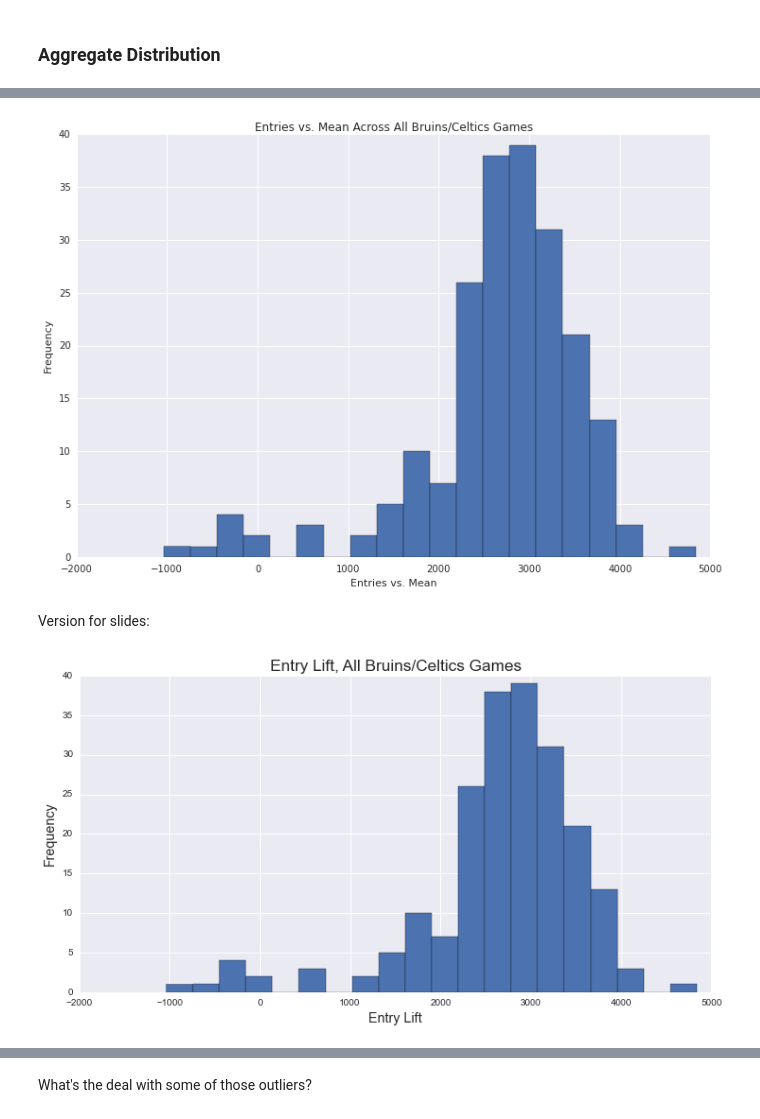
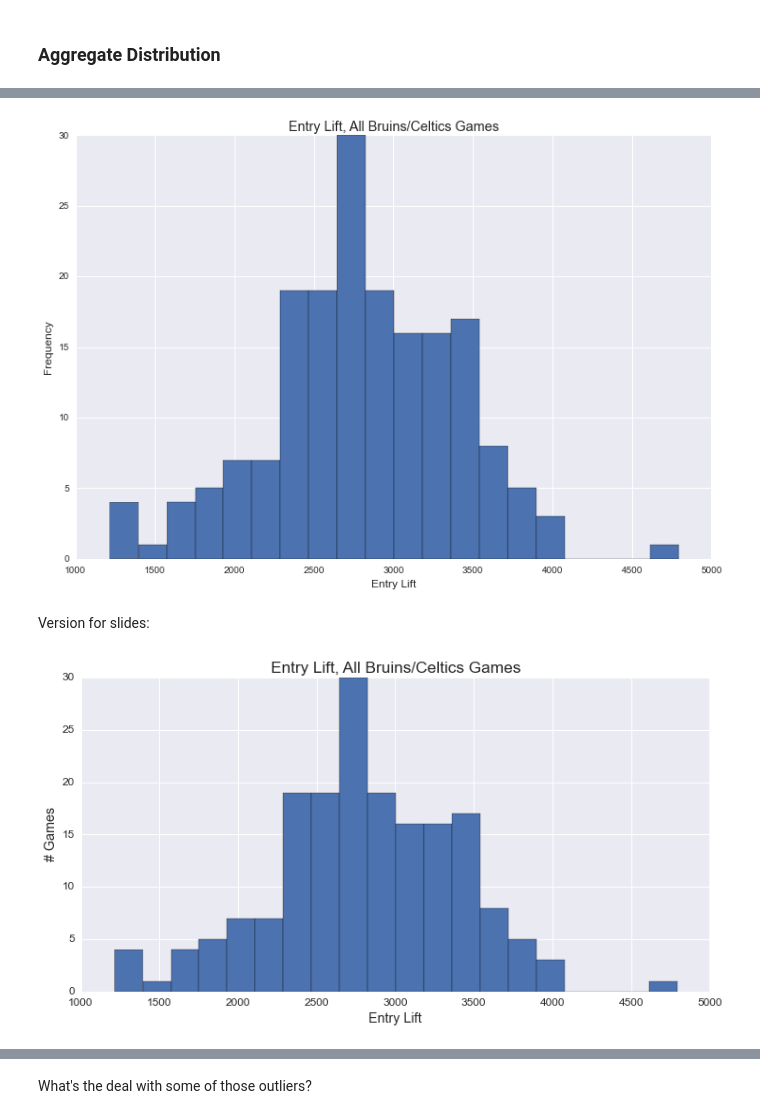
Before and after one commit to azampagl/harvard-capstone, a Jupyter notebook: src/sports/bruins_celtics.ipynb, the cells around one changed output, grey strips where cells are left out. Drawn from its saved outputs; the diff is of its cells as text; code cells hidden in the pictures.

Commit message:
Seasonal adjustments to Bruins/Celtics postgame traffic

```diff
--- a/src/sports/bruins_celtics.ipynb
+++ b/src/sports/bruins_celtics.ipynb
@@ -134,15 +155,18 @@ games = bruins.append(celtics)
 teams = set(games.team)
 # %%
 # Perform merge.
-td_games = td_gatecount.merge(games, left_on='service_day', right_on='game_date', how='left')
+bc_games = bc_gatecount.merge(games, left_on='service_day', right_on='game_date', how='left')
 
 # Flag days with games.
-td_games['game_played'] = td_games.team.isnull() == False
+bc_games['game_played'] = bc_games.team.isnull() == False
 
 # Calculate delta from game start to entries record time.
-td_games['time_since_game_start'] = td_games.service_datetime - td_games.game_datetime
+bc_games['time_since_game_start'] = bc_games.service_datetime - bc_games.game_datetime
 # %%
 td_games[td_games.game_played].head()
+# %%
+# Store TD games as well.
+td_games = bc_games[bc_games.name.isin(td_stations)]
 # %% [markdown]
 ## Game Exploration
 # %%
@@ -249,8 +273,21 @@ Overall, things look *pretty* consistent. For modeling, we'll have to find a way
 Let's look for entry changes during and after games conditional on day of week and time of day. E.g., how do entries during a Celtics game at 1pm on Thursday relate to non-game days. We'll examine games in the aggregate for both sports first.
 # %%
 # Get hourly entries for all days and times of day on gameless days. Use name to indicate stations.
-gameless_entries_dow = td_games[td_games.game_played == False]
-gameless_entries_dow = gameless_entries_dow.groupby(['name','day_of_week','service_time']).agg({'entries': np.mean}).reset_index()
-gameless_entries_dow.rename(columns={'entries':'mean_entries'}, inplace=True)
+gatecount_bc_gameless = bc_games[bc_games.game_played == False]
+
+# Aggregate.
+gameless_entries_dow = gatecount_bc_gameless.groupby(['name','line_1','line_2','day_of_week','service_time']).agg({'entries': np.mean}).reset_index()
+gameless_entries_dow.rename(columns={'entries':'mean_entries_all'}, inplace=True)
+
+# Also get statistics specific to gameless days during the season.
+record_months = pd.DatetimeIndex(gatecount_bc_gameless.service_day).month
+gameless_entries_dow_season = gatecount_bc_gameless.ix[(record_months >= season_start_month) | (record_months <= season_end_month),:]
+
+# Aggregate those as well.
+gameless_entries_dow_season = gameless_entries_dow_season.groupby(['name','line_1','line_2','day_of_week','service_time']).agg({'entries': np.mean}).reset_index()
+gameless_entries_dow_season.rename(columns={'entries':'mean_entries_season'}, inplace=True)
+
+# Merge both into gameless_entries_dow.
+gameless_entries_dow = gameless_entries_dow.merge(gameless_entries_dow_season, on=['name','line_1','line_2','day_of_week','service_time'], how='left')
 # %%
 # Only consider entries at the time of or soon after the game.
@@ -358,38 +423,40 @@ gametime_condition = (td_games.time_since_game_start >= np.timedelta64(-30,'m'))
 all_games_entries = td_games[td_games.game_played & gametime_condition]
 
 # Get differences from means.
-entry_differences_fields = ['team','game_date','entries','mean_entries']
+entry_differences_fields = ['team','game_date','entries','mean_entries_all','mean_entries_season']
 entry_differences_per_game = all_games_entries.merge(gameless_entries_dow, on=['name','day_of_week','service_time'])[entry_differences_fields]
-entry_differences_per_game['entries_vs_mean'] = entry_differences_per_game.entries - entry_differences_per_game.mean_entries
+entry_differences_per_game['entries_vs_mean_all'] = entry_differences_per_game.entries - entry_differences_per_game.mean_entries_all
+entry_differences_per_game['entries_vs_mean_season'] = entry_differences_per_game.entries - entry_differences_per_game.mean_entries_season
 
 # Now aggregate by team, and sum entries vs. mean.
-agg_entry_differences = entry_differences_per_game.groupby(['team','game_date']).agg({'entries_vs_mean': np.sum}).reset_index()
+agg_entry_differences = entry_differences_per_game.groupby(['team','game_date']).agg({'entries_vs_mean_season': np.sum,'entries_vs_mean_all': np.sum}).reset_index()
 # %%
 agg_entry_differences
 # %%
 # Plot aggregate.
 plt.figure(figsize=default_figsize)
-plt.hist(agg_entry_differences.entries_vs_mean, stacked=True, bins=20)
+plt.hist(agg_entry_differences.entries_vs_mean_season, stacked=True, bins=20)
 # Prettify.
-plt.title('Entries vs. Mean Across All Bruins/Celtics Games')
-plt.xlabel('Entries vs. Mean'); plt.ylabel('Frequency')
+plt.title('Entry Lift, All Bruins/Celtics Games', fontsize='x-large')
+plt.xlabel('Entry Lift', fontsize='large'); plt.ylabel('Frequency', fontsize='large')
 # Show.
 plt.show()
 # %% [output]
-[figure, old version]
+[figure, new version]
 # %% [markdown]
 Version for slides:
 # %%
 # Plot aggregate.
 plt.figure(figsize=default_figsize_slides)
-plt.hist(agg_entry_differences.entries_vs_mean, stacked=True, bins=20)
+plt.hist(agg_entry_differences.entries_vs_mean_season, stacked=True, bins=20)
 # Prettify.
 plt.title('Entry Lift, All Bruins/Celtics Games', fontsize='xx-large')
-plt.xlabel('Entry Lift', fontsize='x-large'); plt.ylabel('Frequency', fontsize='x-large')
+plt.xlabel('Entry Lift', fontsize='x-large'); plt.ylabel('# Games', fontsize='x-large')
+plt.xticks(fontsize='large'); plt.yticks(fontsize='large')
 # Show.
 plt.show()
 # %% [output]
-[figure, old version]
+[figure, new version]
 # %%
 # Plot each team.
 for team in teams:
```
Also changed, not shown: parts of 17 cells of this notebook.
